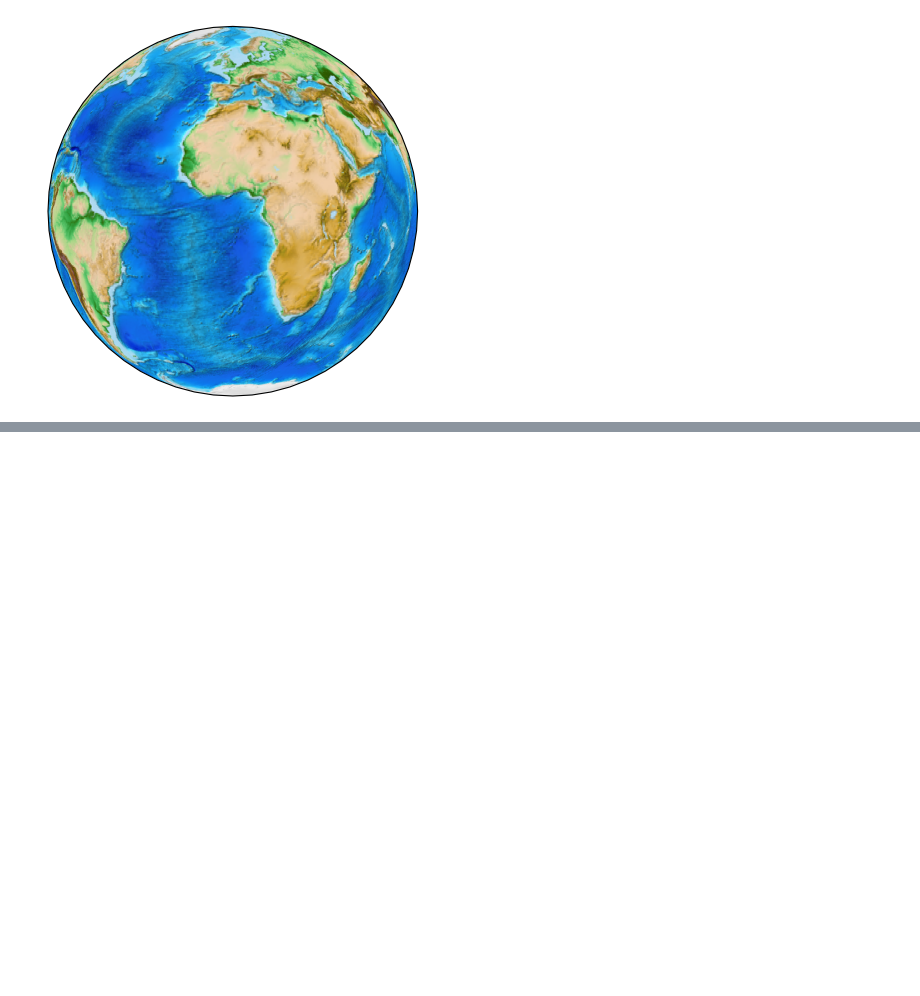
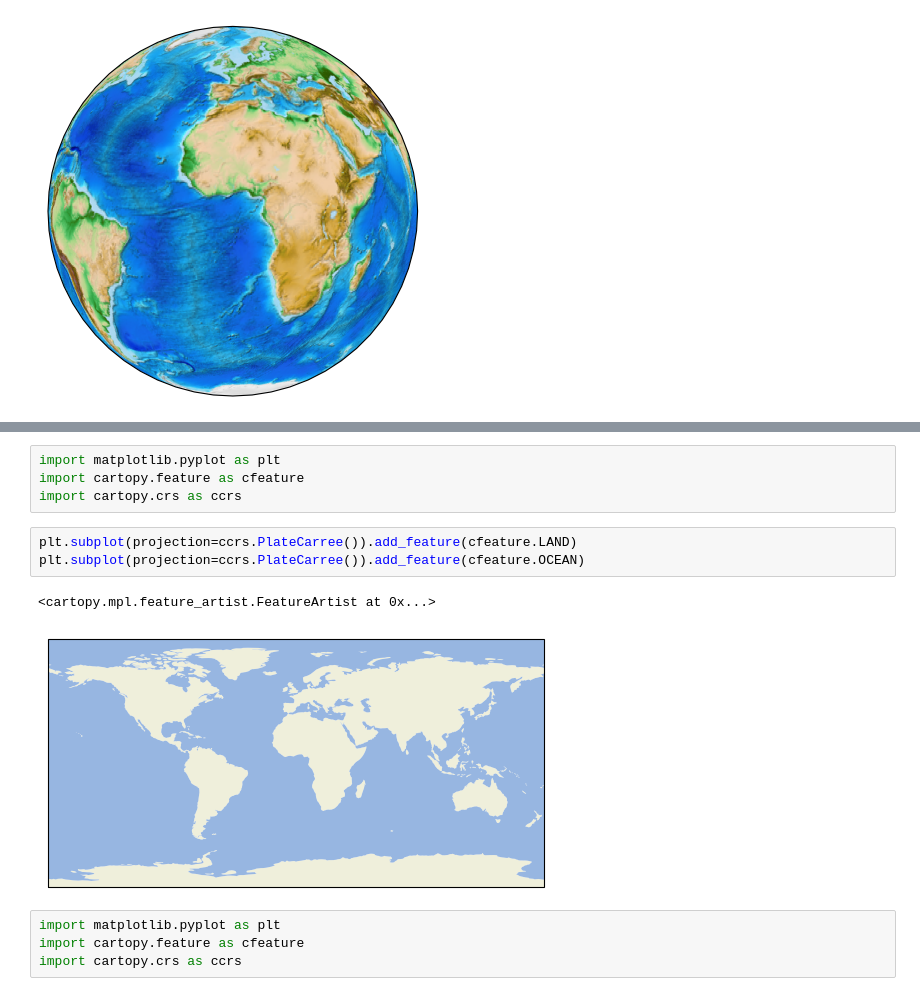
Before and after one commit to kazmierczakP/DataScienceNotebooks, a Jupyter notebook: Maps.ipynb, the cells around one changed output, grey strips where cells are left out. Saved outputs shown, nothing was run; the diff lists cells and outputs as text; blank space fills up the shorter version.

```diff
--- a/Maps.ipynb
+++ b/Maps.ipynb
@@ -46,0 +68,14 @@ plt.imshow(img,transform=ccrs.PlateCarree())
+# %%
+import matplotlib.pyplot as plt
+import cartopy.feature as cfeature
+import cartopy.crs as ccrs
+# %%
+plt.subplot(projection=ccrs.PlateCarree()).add_feature(cfeature.LAND)
+plt.subplot(projection=ccrs.PlateCarree()).add_feature(cfeature.OCEAN)
+# %% [output]
+<cartopy.mpl.feature_artist.FeatureArtist at 0x...>
+[figure, added]
+# %%
+import matplotlib.pyplot as plt
+import cartopy.feature as cfeature
+import cartopy.crs as ccrs
```
Also changed, not shown: parts of 11 cells of this notebook, 1 other file.
